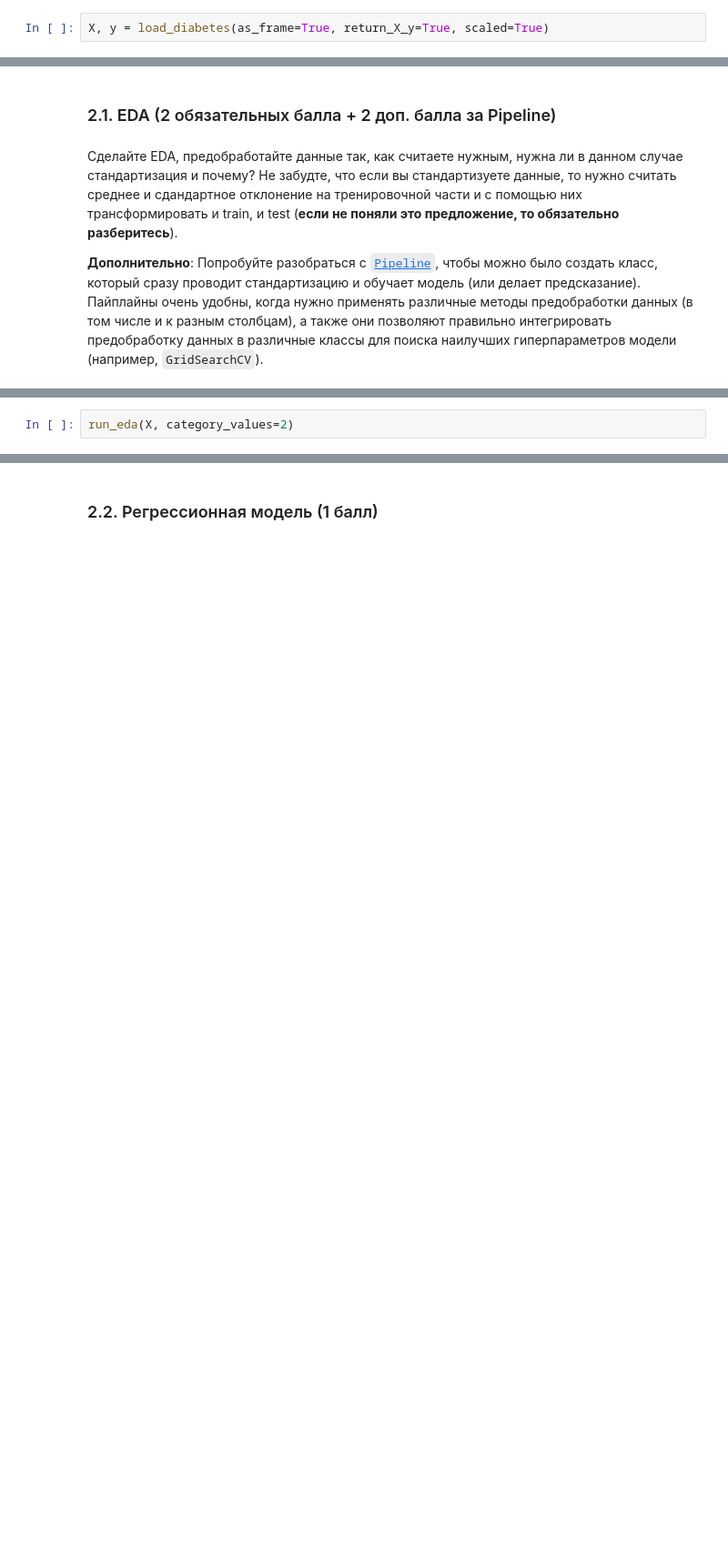
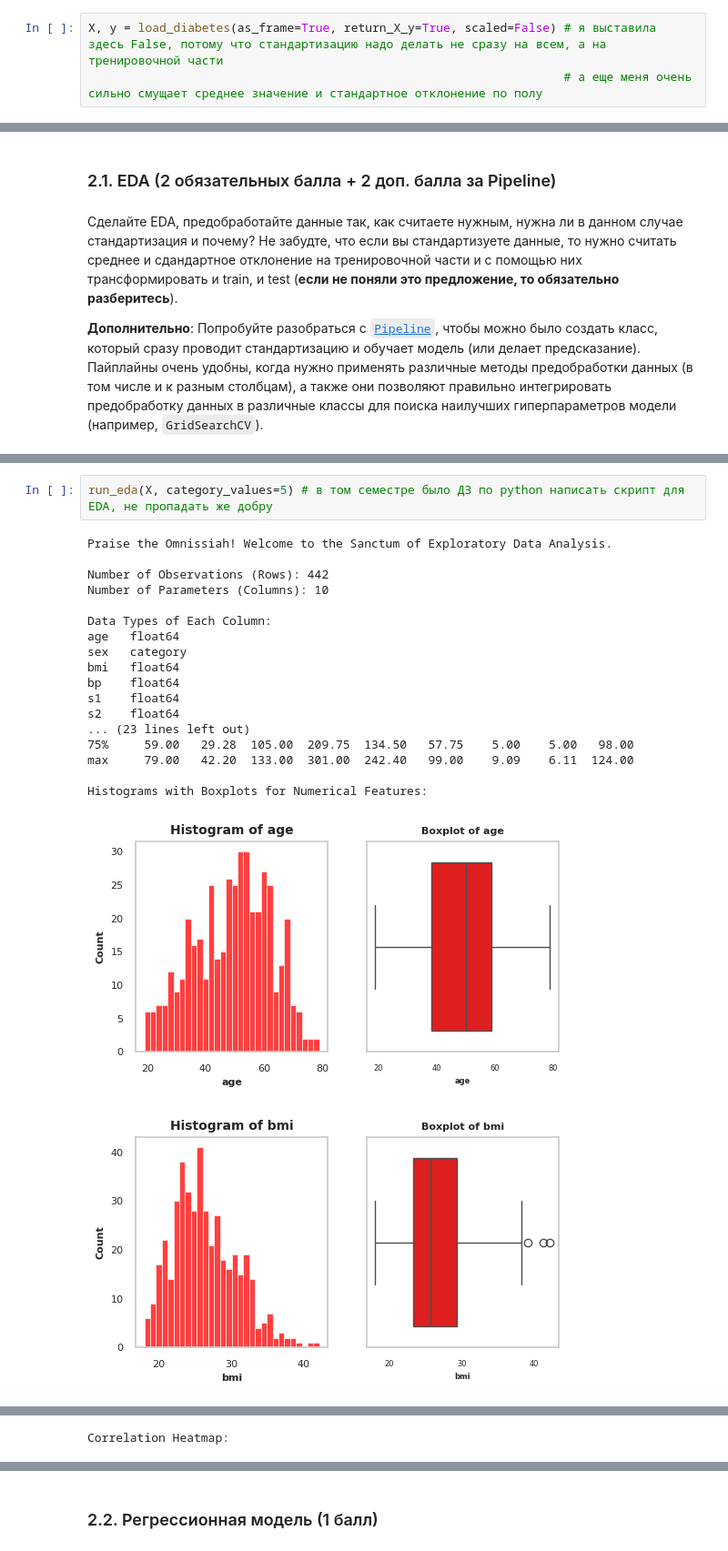
Before and after one commit to ttnlsc/BI-ML-HW, a Jupyter notebook: hw1/code/KNN.ipynb, the cells around one changed output, grey strips where cells are left out. Shown at 91% size. Cells and saved outputs as stored; diff of their text form; blank space fills up the shorter version.

```diff
--- a/hw1/code/KNN.ipynb
+++ b/hw1/code/KNN.ipynb
@@ -250,5 +272,6 @@ from sklearn.preprocessing import StandardScaler
 from sklearn.neighbors import KNeighborsRegressor
 # %%
-X, y = load_diabetes(as_frame=True, return_X_y=True, scaled=True)
+X, y = load_diabetes(as_frame=True, return_X_y=True, scaled=False) # я выставила здесь False, потому что стандартизацию надо делать не сразу на всем, а на тренировочной части
+                                                                   # а еще меня очень сильно смущает среднее значение и стандартное отклонение по полу
 # %%
 X.head()
@@ -263,4 +299,24 @@ X.head()
 from sklearn.pipeline import Pipeline
 from my_awesome_eda import run_eda
 # %%
-run_eda(X, category_values=2)
+run_eda(X, category_values=5) # в том семестре было ДЗ по python написать скрипт для EDA, не пропадать же добру
+# %% [output]
+Praise the Omnissiah! Welcome to the Sanctum of Exploratory Data Analysis.
+
+Number of Observations (Rows): 442
+Number of Parameters (Columns): 10
+
+Data Types of Each Column:
+age   float64
+sex   category
+bmi   float64
+bp    float64
+s1    float64
+s2    float64
+... (23 lines left out)
+75%     59.00   29.28  105.00  209.75  134.50   57.75    5.00    5.00   98.00
+max     79.00   42.20  133.00  301.00  242.40   99.00    9.09    6.11  124.00
+
+Histograms with Boxplots for Numerical Features:
+[figure, added]
+[figure, added]
@@ -266,0 +330 @@ run_eda(X, category_values=2)
+Correlation Heatmap:
```
Also changed, not shown: parts of 23 cells of this notebook, 1 other file.
